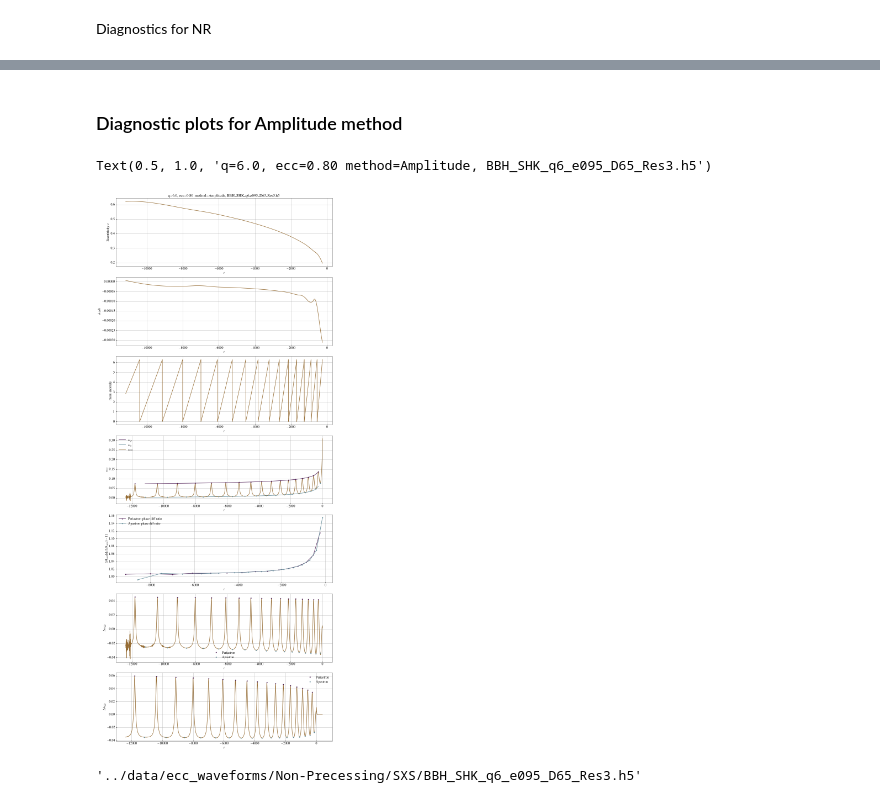
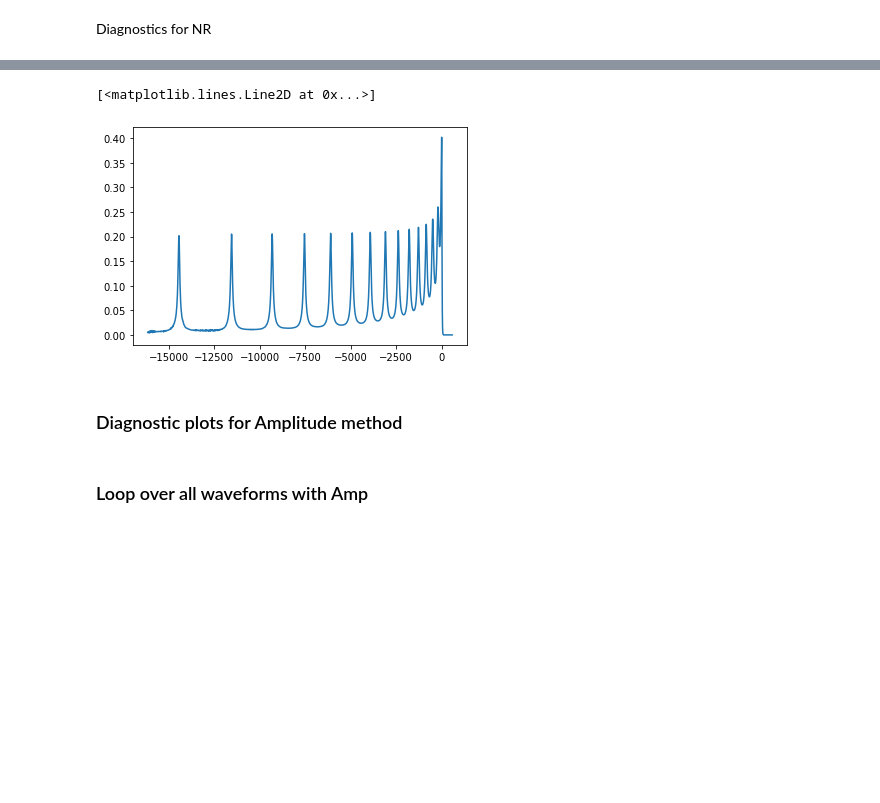
Before and after one commit to vijayvarma392/gw_eccentricity, a Jupyter notebook: notebook/diagnostics-NR.ipynb, the cells around one changed output, grey strips where cells are left out. Saved outputs shown, nothing was run; the diff lists cells and outputs as text; code cells hidden in the pictures; blank space fills up the shorter version.

```diff
--- a/notebook/diagnostics-NR.ipynb
+++ b/notebook/diagnostics-NR.ipynb
@@ -61,0 +43,2 @@ Text(0.5, 1.0, 'q=10.0, ecc=9.80 method=ResidualAmplitude, BBH_SHK_q10_e05_D30_R
+# %%
+f = h5py.File(sxs_nr_waveforms[8])
@@ -62,7 +49,17 @@ Text(0.5, 1.0, 'q=10.0, ecc=9.80 method=ResidualAmplitude, BBH_SHK_q10_e05_D30_R
+# %%
+plt.plot(f["amp_l2_m2"]["X"][:], f["amp_l2_m2"]["Y"][:])
+# %% [output]
+[<matplotlib.lines.Line2D at 0x...>]
+[figure, added]
 # %% [markdown]
 ### Diagnostic plots for Amplitude method
 # %%
 method = "Amplitude"
+waveform_path = sxs_nr_waveforms[8]
+kwargs = {"filepath": waveform_path,
+         "include_zero_ecc": False,
+         "num_orbits_to_remove_as_junk": 2}
+dataDict = load_waveform("LVCNR", **kwargs)
 tref_vec = dataDict["t"]
 tref_out, ecc_vec, mean_ano_vec, eccMethod = measure_eccentricity(tref_in=tref_vec, dataDict=dataDict, method=method,
                                                                 return_ecc_method=True,
@@ -72,10 +69,3 @@ w = waveform_path.split("/")[-1]
 q = dataDict["params_dict"]["q"]
 ecc = dataDict["params_dict"]["ecc"]
 ax[0].set_title(f"q={q:.1f}, ecc={ecc:.2f} method={method}, {w}", fontsize=14)
-# %% [output]
-Text(0.5, 1.0, 'q=6.0, ecc=0.80 method=Amplitude, BBH_SHK_q6_e095_D65_Res3.h5')
-[figure, removed]
-# %%
-nr_waveforms[7]
-# %% [output]
-'../data/ecc_waveforms/Non-Precessing/SXS/BBH_SHK_q6_e095_D65_Res3.h5'
@@ -84,0 +72,2 @@ dataDict = load_waveform(catalog="LVCNR", **waveform_keywords)
+# %% [markdown]
+### Loop over all waveforms with Amp
```
Also changed, not shown: parts of 13 cells of this notebook.
